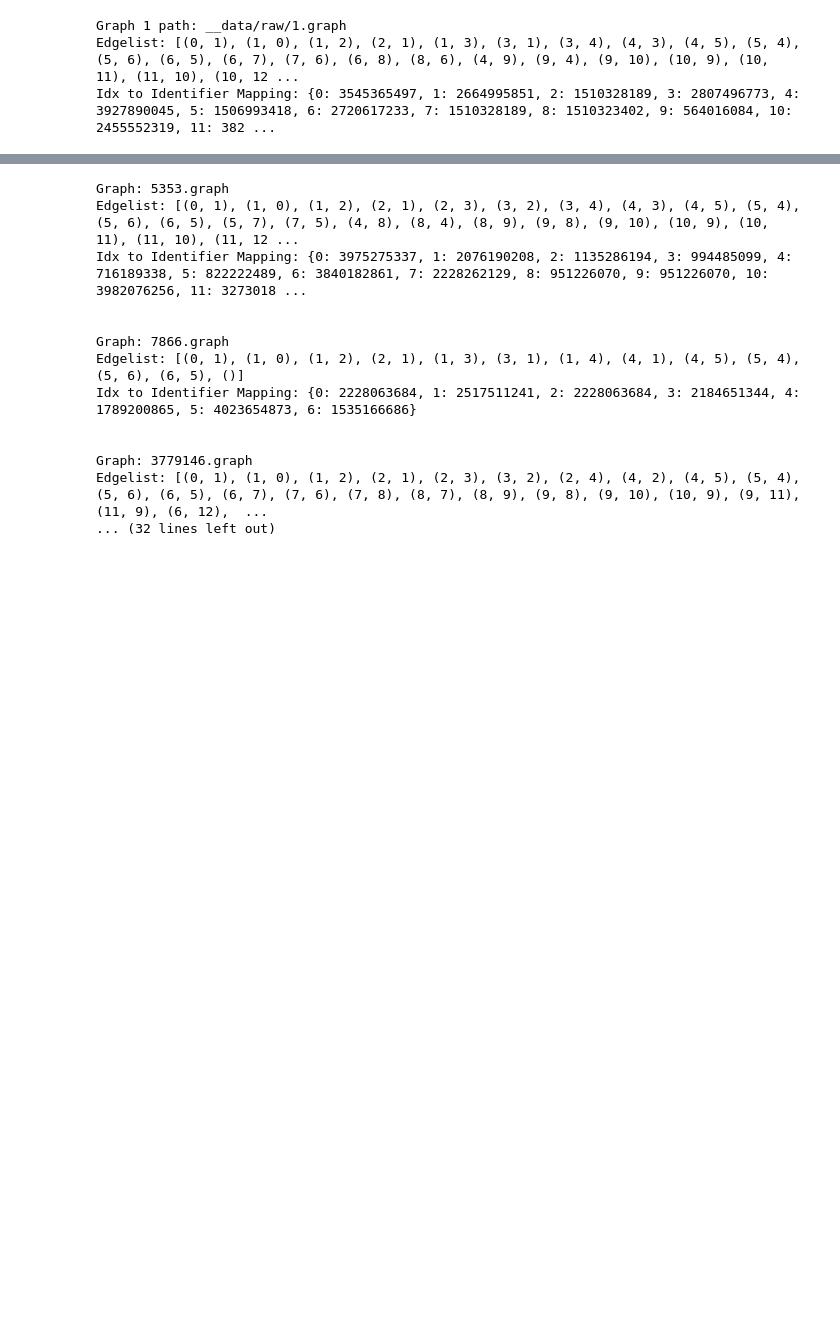
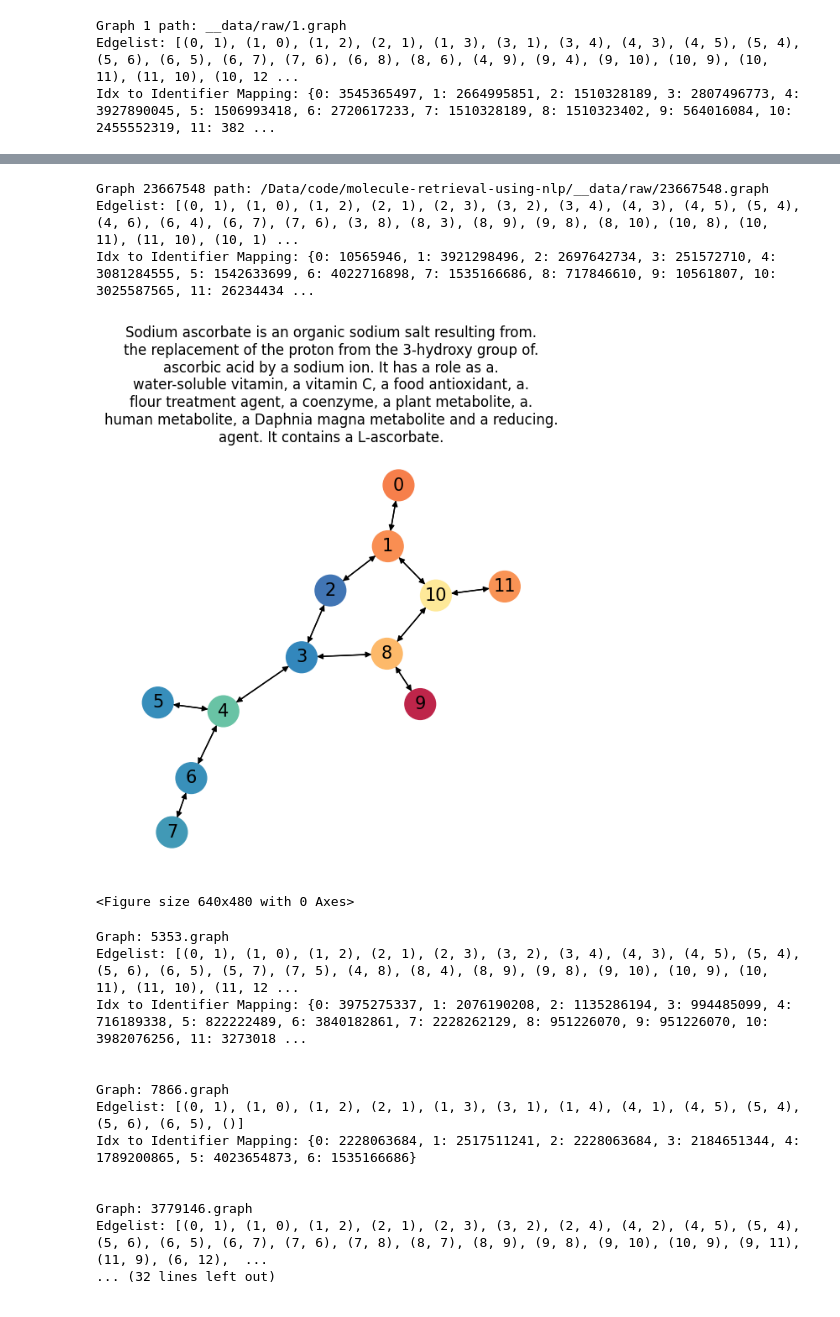
Before and after one commit to balthazarneveu/molecule-retrieval-using-nlp, a Jupyter notebook: dataset_exploration.ipynb, the cells around one changed output, grey strips where cells are left out. Saved outputs shown, nothing was run; the diff lists cells and outputs as text; code cells hidden in the pictures; blank space fills up the shorter version.

```diff
--- a/dataset_exploration.ipynb
+++ b/dataset_exploration.ipynb
@@ -122,0 +280,9 @@ Idx to Identifier Mapping: {0: 3545365497, 1: 2664995851, 2: 1510328189, 3: 2807
+# %%
+plot_molecule(23667548)
+# https://pubchem.ncbi.nlm.nih.gov/compound/23667548#section=2D-Structure
+# %% [output]
+Graph 23667548 path: /Data/code/molecule-retrieval-using-nlp/__data/raw/23667548.graph
+Edgelist: [(0, 1), (1, 0), (1, 2), (2, 1), (2, 3), (3, 2), (3, 4), (4, 3), (4, 5), (5, 4), (4, 6), (6, 4), (6, 7), (7, 6), (3, 8), (8, 3), (8, 9), (9, 8), (8, 10), (10, 8), (10, 11), (11, 10), (10, 1) ...
+Idx to Identifier Mapping: {0: 10565946, 1: 3921298496, 2: 2697642734, 3: 251572710, 4: 3081284555, 5: 1542633699, 6: 4022716898, 7: 1535166686, 8: 717846610, 9: 10561807, 10: 3025587565, 11: 26234434 ...
+[figure, added]
+<Figure size 640x480 with 0 Axes>
```
Also changed, not shown: parts of 13 cells of this notebook.
